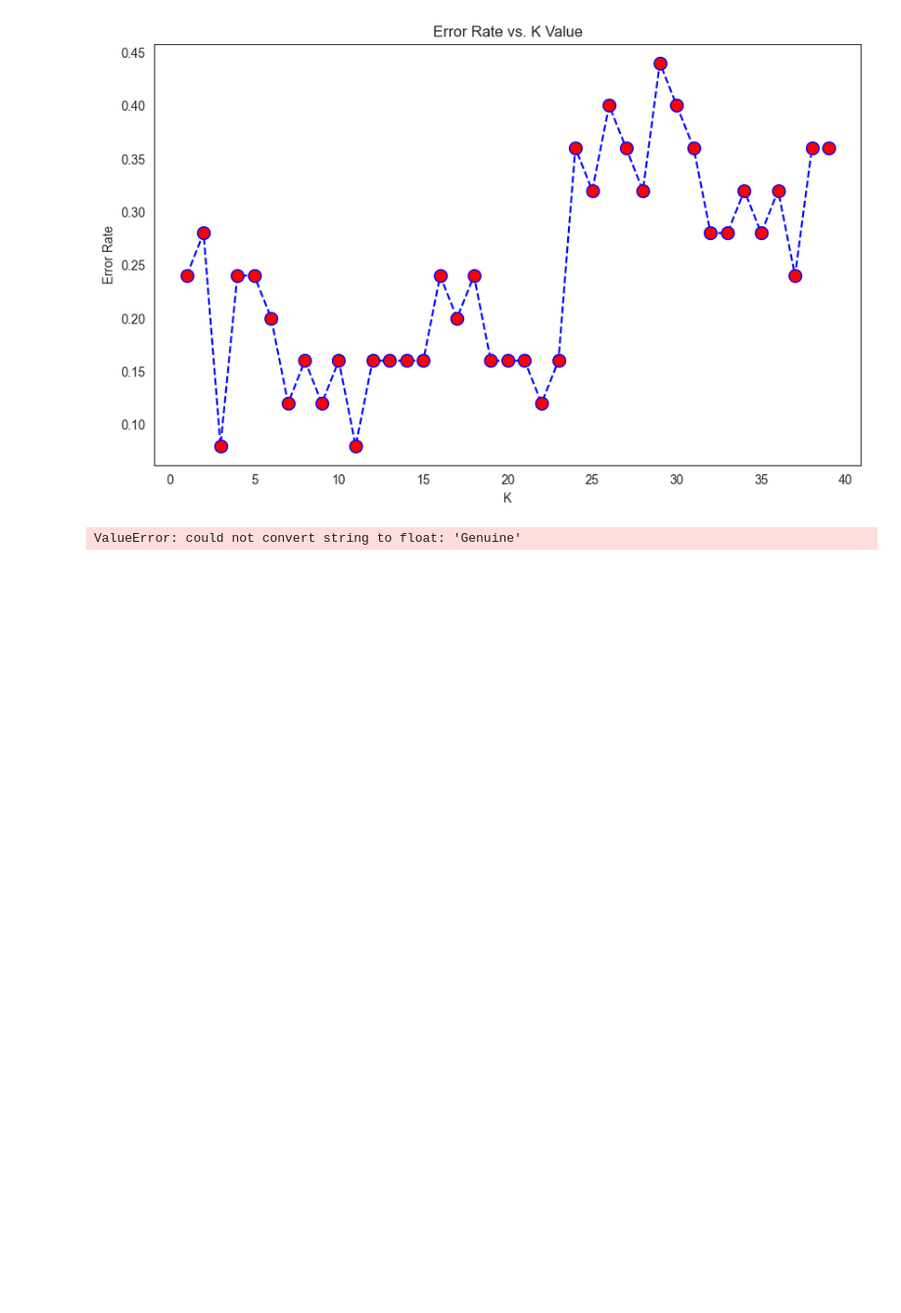
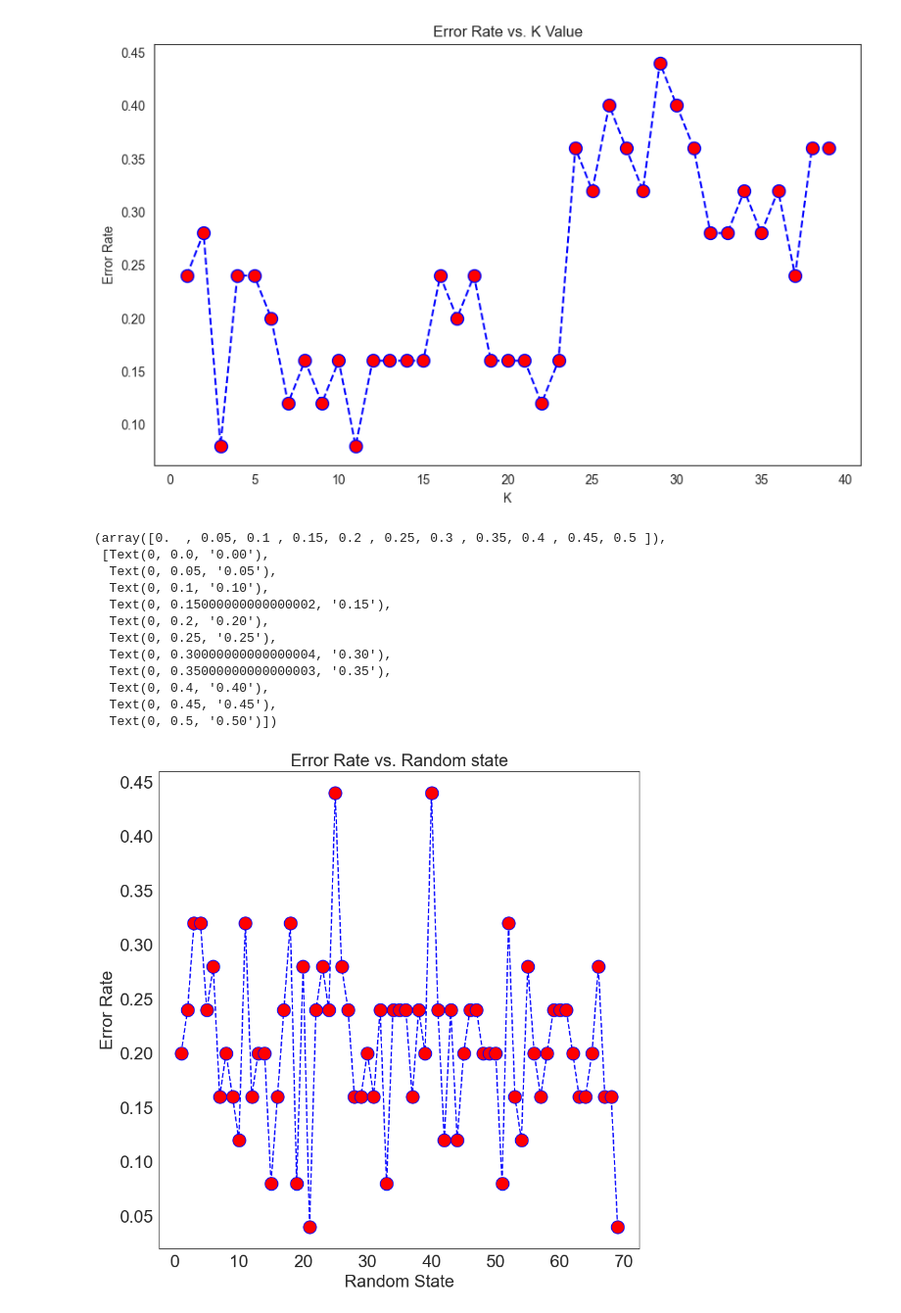
Before and after one commit to AdithiAcharya/Keystroke_analysis, a Jupyter notebook: ML Models/KNN.ipynb, the cells around one changed output. Shown at 98% size. Drawn from its saved outputs; the diff is of its cells as text; code cells hidden in the pictures; blank space fills up the shorter version.

```diff
--- a/ML Models/KNN.ipynb
+++ b/ML Models/KNN.ipynb
@@ -64,6 +90,6 @@ Name: count, dtype: int64
 # %% [markdown]
 **load and exploring the balanced  data**
 # %%
-data = pd.read_csv(r"C:\Users\Admin\Desktop\Keystroke_analysis\KeystrokeLoggingApplication\src\balanced_keystrokes.csv", on_bad_lines='skip')
+data = pd.read_csv(r"C:\Users\Admin\Desktop\Keystroke_analysis\KeystrokeLoggingApplication\src\Keystrokes_cleaned.csv", on_bad_lines='skip')
 data.head()
 # %% [output]
@@ -180,7 +200,7 @@ error_rate = []
 # Will take some time
 for i in range(1,70):
     train, test = train_test_split(data, test_size = 0.2, random_state=i)
-    features = list(data.columns[1:32])
+    features = list(data.columns[2:])
     X = data[features]
     X_train = train[features]
     y_train = train['Target']
@@ -190,5 +210,27 @@ for i in range(1,70):
     knn.fit(X_train,y_train)
     pred = knn.predict(X_test)
     error_rate.append(np.mean(pred != y_test))
-# %% [output]
-ValueError: could not convert string to float: 'Genuine'
+# %%
+ax =plt.figure(figsize=(10,10))
+plt.plot(range(1,70),error_rate,color='blue', linestyle='dashed', marker='o',
+         markerfacecolor='red', markersize=15,)
+plt.title('Error Rate vs. Random state',fontsize=20)
+plt.xlabel('Random State',fontsize=20)
+plt.ylabel('Error Rate',fontsize=20)
+# plt.axis([1,70,0.1,])
+plt.xticks(fontsize=20)
+plt.yticks(fontsize=20)
+# %% [output]
+(array([0.  , 0.05, 0.1 , 0.15, 0.2 , 0.25, 0.3 , 0.35, 0.4 , 0.45, 0.5 ]),
+ [Text(0, 0.0, '0.00'),
+  Text(0, 0.05, '0.05'),
+  Text(0, 0.1, '0.10'),
+  Text(0, 0.15000000000000002, '0.15'),
+  Text(0, 0.2, '0.20'),
+  Text(0, 0.25, '0.25'),
+  Text(0, 0.30000000000000004, '0.30'),
+  Text(0, 0.35000000000000003, '0.35'),
+  Text(0, 0.4, '0.40'),
+  Text(0, 0.45, '0.45'),
+  Text(0, 0.5, '0.50')])
+[figure, added]
```
Also changed, not shown: parts of 14 cells of this notebook, 8 other files.
